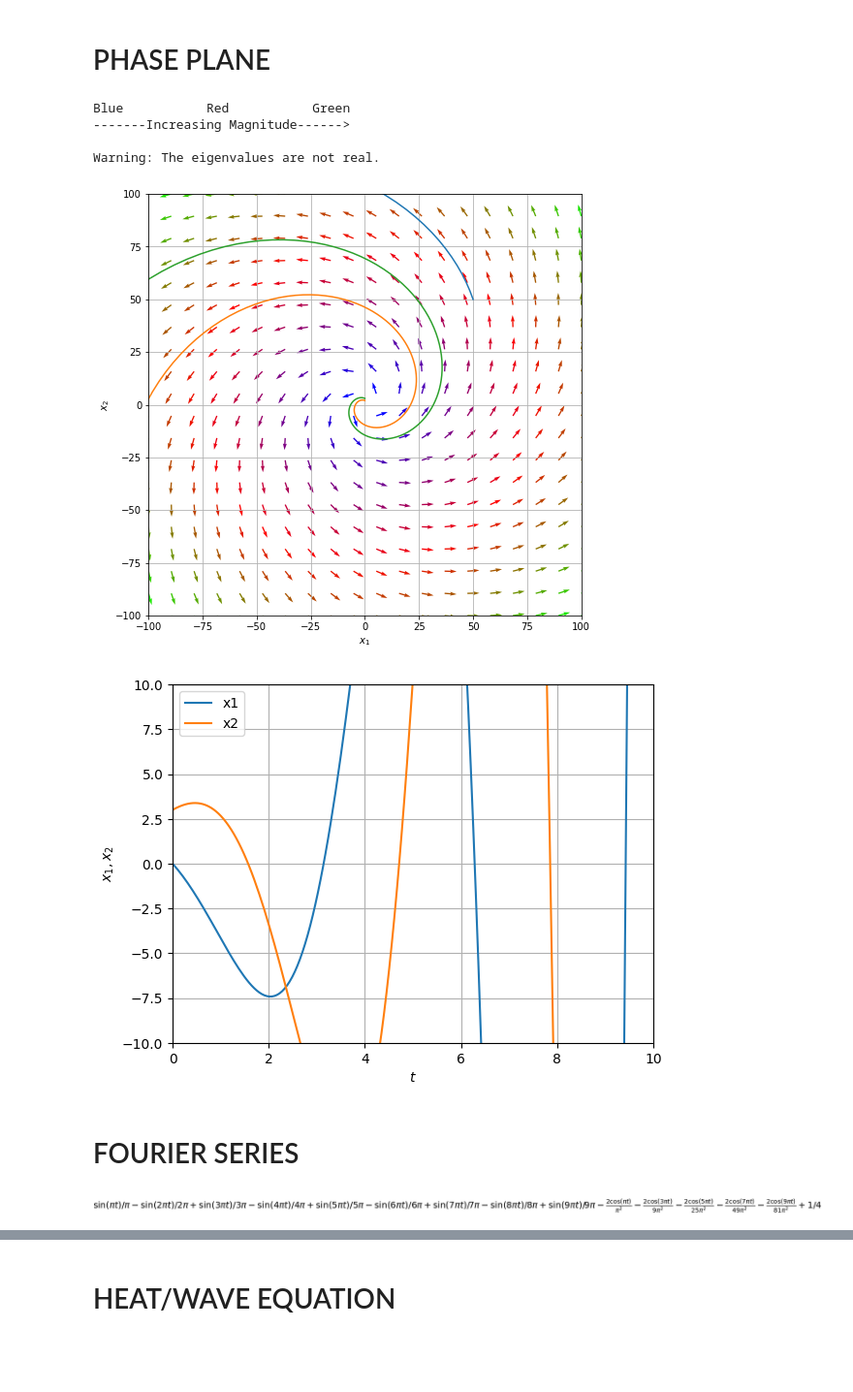
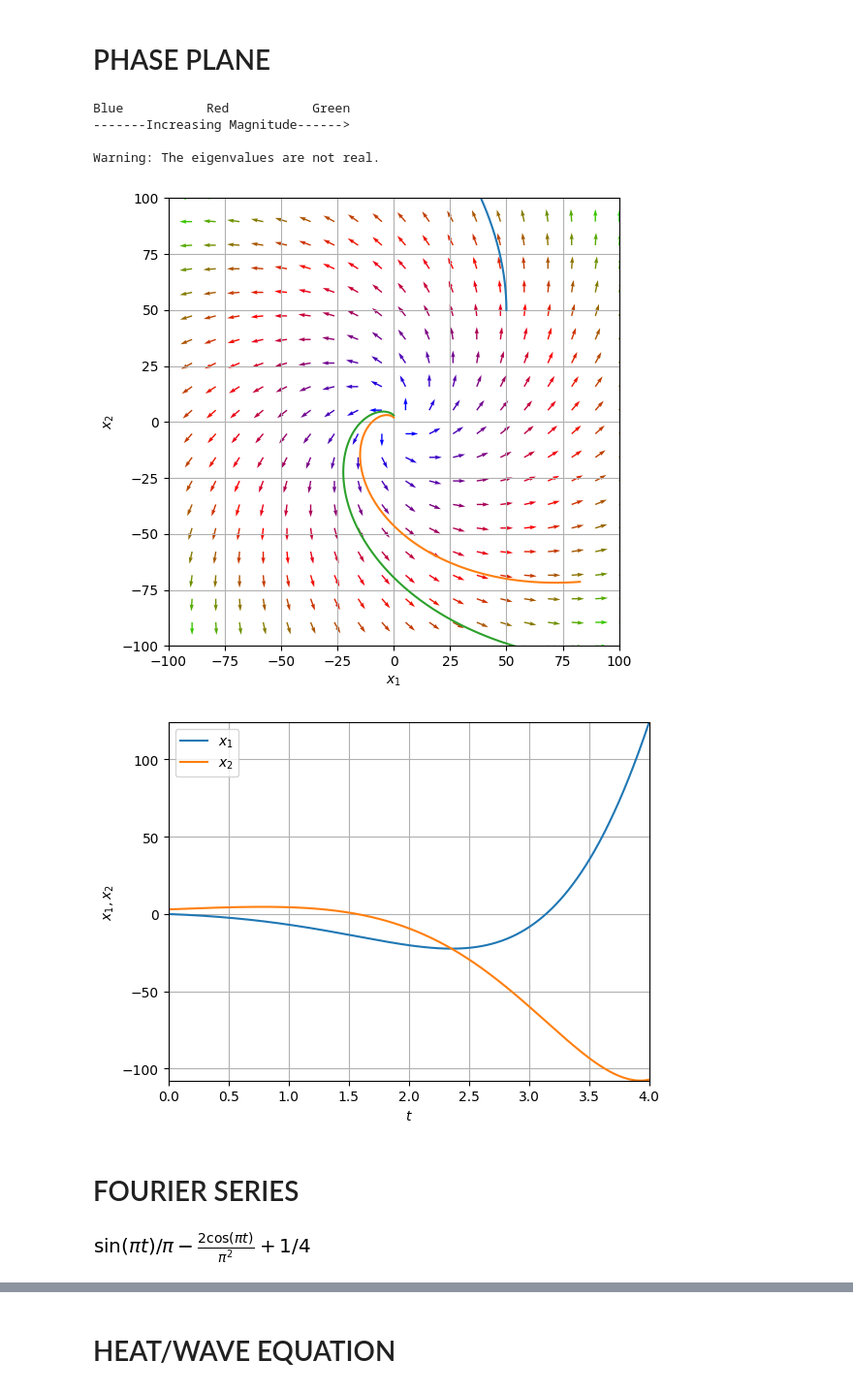
Before and after one commit to jasonhadinata/differential_equations_tools, a Jupyter notebook: Intro_to_DE_Tools.ipynb, the cells around one changed output, grey strips where cells are left out. Shown: that part at 97% size. Cells and saved outputs as stored; diff of their text form; code cells hidden in the pictures; blank space fills up the shorter version.

Commit message:
Add figure_height option and changed Fourier plotting to matplotlib

```diff
--- a/Intro_to_DE_Tools.ipynb
+++ b/Intro_to_DE_Tools.ipynb
@@ -17,9 +18,9 @@ init_printing()
 # %% [markdown]
 # SLOPE FIELD
 # %%
-VIEWPORT_SF = (0,15),(0,6)
+viewport_sf = (0,15),(0,6)
 
-def f(x,y):
-  return y*(y-2)*(y-4)
+def fprime(x,y):
+  return x+y-10
 # %%
 #@title  { run: "auto", vertical-output: true, display-mode: "form" }
@@ -86,10 +85,10 @@ plt.show()
 # %% [markdown]
 # PHASE PLANE
 # %%
-VIEWPORT_PP = (-100,100),(-100,100)
+viewport_pp = (-100,100),(-100,100)
 
-A = np.array([[0.5,-1],
-              [1,0.5]])
+A = np.array([[1,-1],
+              [1,1]])
 
 def x_(x,y):
   return np.array([2*x-x*y,
@@ -105,19 +104,20 @@ x0_T = np.array([[50,50],
 source = "A" #@param ["A", "x_"]
 draw_eigen = True #@param {type:"boolean"}
 draw_x0 = True #@param {type:"boolean"}
-end_t = 53 #@param {type:"slider", min:0, max:100, step:1}
+end_t = 4 #@param {type:"slider", min:0, max:100, step:1}
+figure_height = 6 #@param {type:"slider", min:6, max:12, step:0.5}
 length_representation = "colour" #@param ["colour", "length"]
 
 n_x2 = 20
 
 # Setting viewport
-(init_x1,end_x1),(init_x2,end_x2) = VIEWPORT_PP
+(init_x1,end_x1),(init_x2,end_x2) = viewport_pp
 length_x1,length_x2 = (end_x1 - init_x1),(end_x2 - init_x2)
 
 ratio = length_x1/length_x2
 if ratio < 1/2 or ratio > 1:
   ratio = 16/9
-plt.rcParams["figure.figsize"] = (ratio*8,8)
+plt.rcParams["figure.figsize"] = (ratio*figure_height,figure_height)
 
 # Make x'(t) as a vector
 if source == "A":
@@ -198,4 +198,4 @@ Blue           Red           Green
 -------Increasing Magnitude------>
 
 Warning: The eigenvalues are not real.
-[figure, old version]
+[figure, new version]
@@ -204,28 +202,22 @@ VIEWPORT_TP = (0,10),(-10,10)
 # %%
 #@title Draw The Trajectories { run: "auto", vertical-output: true, display-mode: "form" }
 which = 2 #@param {type:"integer"}
-init_x = VIEWPORT_TP[0][0]
-end_x = VIEWPORT_TP[0][1]
-init_y = VIEWPORT_TP[1][0]
-end_y = VIEWPORT_TP[1][1]
 
 plt.style.use(['default'])
 
-plt.plot(t,sol[which][:,0],label='x1')
-plt.plot(t,sol[which][:,1],label='x2')
+plt.plot(t,sol[which][:,0],label='$x_1$')
+plt.plot(t,sol[which][:,1],label='$x_2$')
 
 plt.xlabel('$t$')
 plt.ylabel('$x_1,x_2$')
 
-plt.xlim(init_x,end_x)
-plt.ylim(init_y,end_y)
-
 plt.legend(loc='best')
 
+plt.autoscale(tight=True)
 plt.grid()
 plt.show()
 # %% [output]
-[figure, old version]
+[figure, new version]
 # %% [markdown]
 # FOURIER SERIES
 # %%
@@ -239,7 +231,7 @@ f = Piecewise((0,(init_t <= t) & (t < 0)),
 
 ff = fourier_series(f,(t,init_t,end_t))
 # %%
-ff.truncate(10)
+ff.truncate(2)
 # %% [output]
-[figure, old version]
+[figure, new version]
 # %%
```
Also changed, not shown: parts of 7 cells of this notebook.
